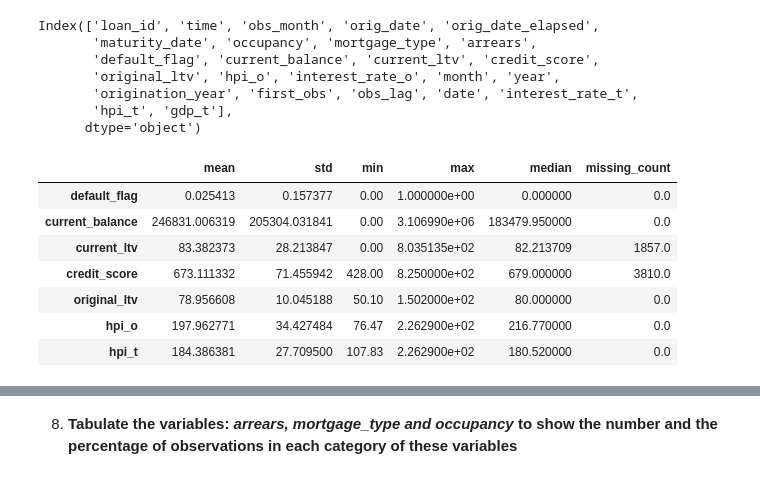
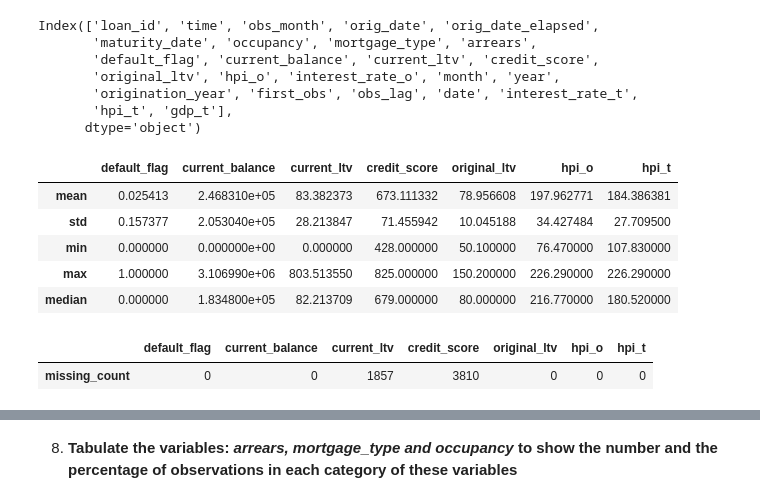
Before and after one commit to Milanomac/data-science-python, a Jupyter notebook: other-data-science-projects/02_challenge_loans/notebook_new.ipynb, the cells around one changed output, grey strips where cells are left out. Cells and saved outputs as stored; diff of their text form; code cells hidden in the pictures.

```diff
--- a/other-data-science-projects/02_challenge_loans/notebook_new.ipynb
+++ b/other-data-science-projects/02_challenge_loans/notebook_new.ipynb
@@ -372,25 +372,22 @@ Index(['loan_id', 'time', 'obs_month', 'orig_date', 'orig_date_elapsed',
       dtype='object')
 # %%
 stipulated_cols = ['default_flag', 'current_balance', 'current_ltv', 'credit_score', 'original_ltv', 'hpi_o', 'hpi_t']
+# %%
+df_describe = df_merged[stipulated_cols].agg(['mean','std','min','max','median'])
+df_describe
+# %% [output]
+|  | default_flag | current_balance | current_ltv | credit_score | original_ltv | hpi_o | hpi_t |
+| mean | 0.025413 | 2.468310e+05 | 83.382373 | 673.111332 | 78.956608 | 197.962771 | 184.386381 |
+| std | 0.157377 | 2.053040e+05 | 28.213847 | 71.455942 | 10.045188 | 34.427484 | 27.709500 |
+| min | 0.000000 | 0.000000e+00 | 0.000000 | 428.000000 | 50.100000 | 76.470000 | 107.830000 |
+| max | 1.000000 | 3.106990e+06 | 803.513550 | 825.000000 | 150.200000 | 226.290000 | 226.290000 |
+| median | 0.000000 | 1.834800e+05 | 82.213709 | 679.000000 | 80.000000 | 216.770000 | 180.520000 |
 # %%
-df_describe = df_merged[stipulated_cols].agg(['mean','std','min','max','median'])
-
 # Create a new df with NaNs (remember to transpose)
 missing_count = df_merged[stipulated_cols].isna().sum()
-df_missing = pd.DataFrame(missing_count, columns=['missing_count']).T
-
-# Concat df_describe and df_missing
-df_describe_and_missing = pd.concat([df_describe, df_missing])
-
-# Transpose
-df_describe_and_missing = df_describe_and_missing.T
-df_describe_and_missing
+df_missing = pd.DataFrame(missing_count, columns=['missing_count'])
+df_missing = df_missing.T
+df_missing
 # %% [output]
-|  | mean | std | min | max | median | missing_count |
-| default_flag | 0.025413 | 0.157377 | 0.00 | 1.000000e+00 | 0.000000 | 0.0 |
-| current_balance | 246831.006319 | 205304.031841 | 0.00 | 3.106990e+06 | 183479.950000 | 0.0 |
-| current_ltv | 83.382373 | 28.213847 | 0.00 | 8.035135e+02 | 82.213709 | 1857.0 |
-| credit_score | 673.111332 | 71.455942 | 428.00 | 8.250000e+02 | 679.000000 | 3810.0 |
-| original_ltv | 78.956608 | 10.045188 | 50.10 | 1.502000e+02 | 80.000000 | 0.0 |
-| hpi_o | 197.962771 | 34.427484 | 76.47 | 2.262900e+02 | 216.770000 | 0.0 |
-| hpi_t | 184.386381 | 27.709500 | 107.83 | 2.262900e+02 | 180.520000 | 0.0 |
+|  | default_flag | current_balance | current_ltv | credit_score | original_ltv | hpi_o | hpi_t |
+| missing_count | 0 | 0 | 1857 | 3810 | 0 | 0 | 0 |
```
Also changed, not shown: parts of 34 cells of this notebook.
